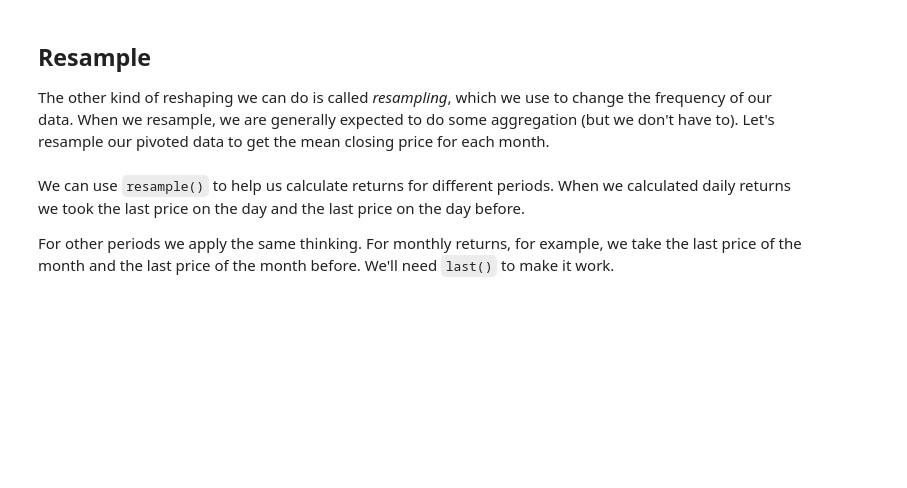
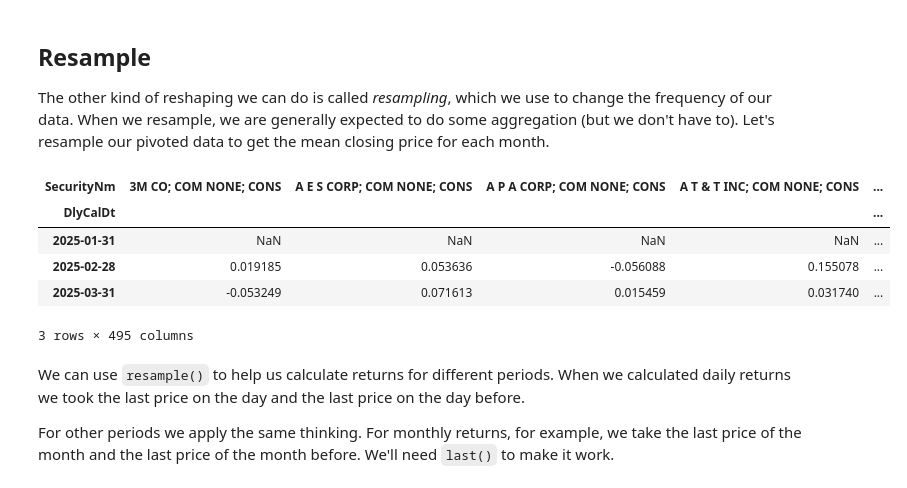
Before and after one commit to Imperial-Business-School/python-for-finance-YvonneGuo0630, a Jupyter notebook: 07. Reshaping.ipynb, the cells around one changed output. Saved outputs shown, nothing was run; the diff lists cells and outputs as text; code cells hidden in the pictures; blank space fills up the shorter version.

```diff
--- a/07. Reshaping.ipynb
+++ b/07. Reshaping.ipynb
@@ -42,6 +144,18 @@ Pivot our panel data, this time using trading volume `DlyVol` for values. Find t
 ## Resample
 
 The other kind of reshaping we can do is called *resampling*, which we use to change the frequency of our data. When we resample, we are generally expected to do some aggregation (but we don't have to). Let's resample our pivoted data to get the mean closing price for each month.
+# %%
+pivot_df.resample("ME").max()
+
+# Without aggregation
+pivot_df.resample("ME").asfreq().pct_change()
+# %% [output]
+| SecurityNm | 3M CO; COM NONE; CONS | A E S CORP; COM NONE; CONS | A P A CORP; COM NONE; CONS | A T & T INC; COM NONE; CONS | ... |
+| DlyCalDt |  |  |  |  | ... |
+| 2025-01-31 | NaN | NaN | NaN | NaN | ... |
+| 2025-02-28 | 0.019185 | 0.053636 | -0.056088 | 0.155078 | ... |
+| 2025-03-31 | -0.053249 | 0.071613 | 0.015459 | 0.031740 | ... |
+3 rows × 495 columns
 # %% [markdown]
 We can use `resample()` to help us calculate returns for different periods. When we calculated daily returns we took the last price on the day and the last price on the day before.
 
```
Also changed, not shown: parts of 6 cells of this notebook, 16 other files.
